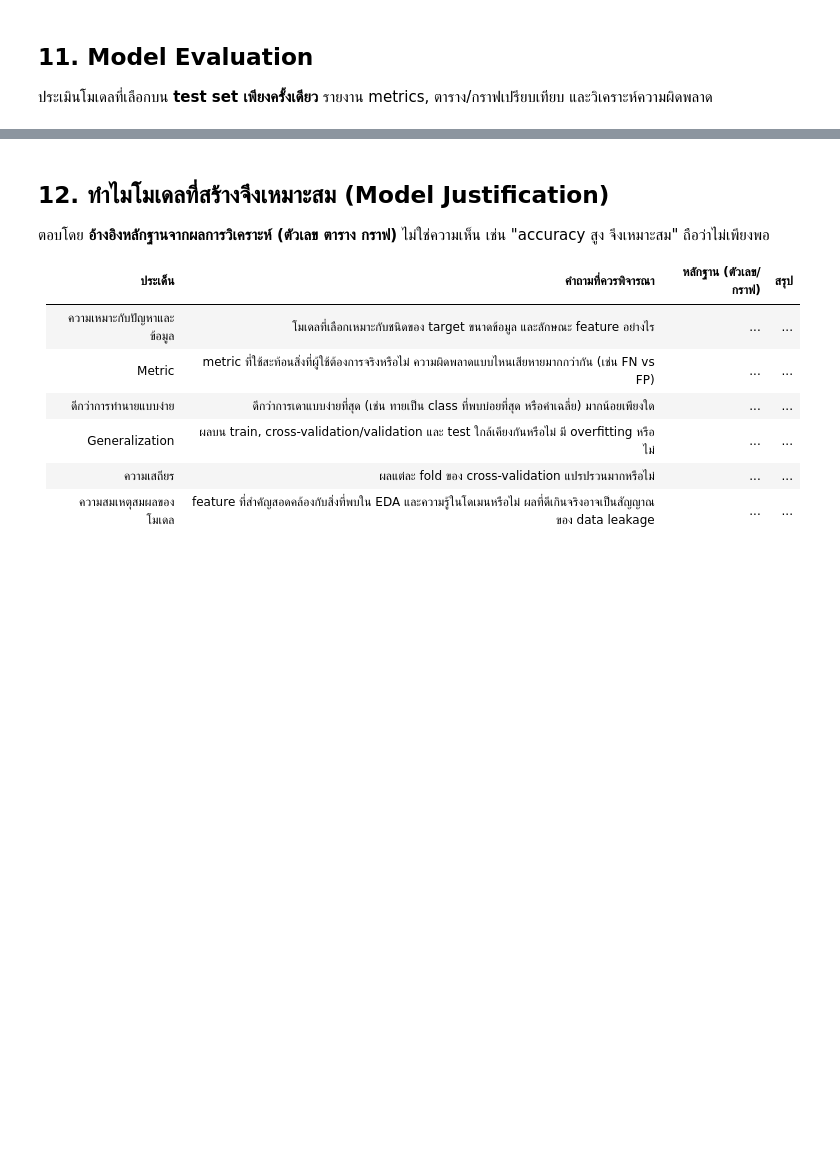
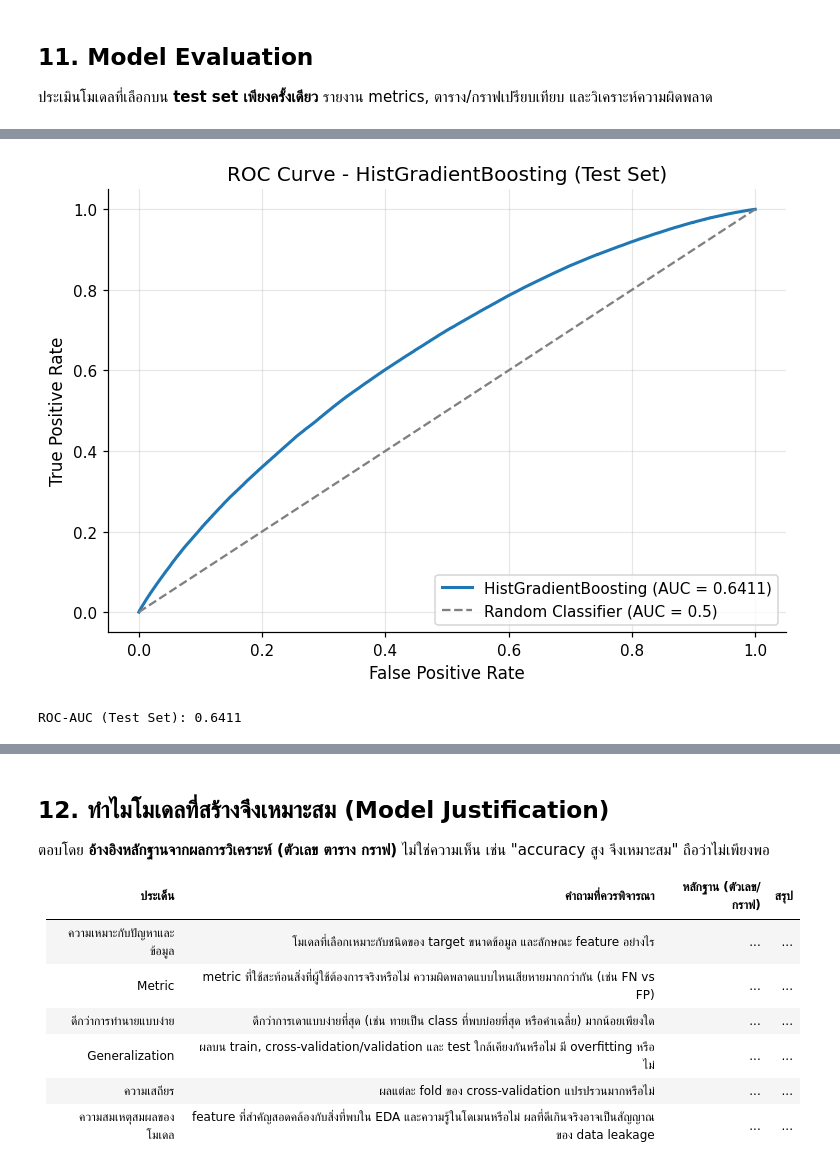
Before and after one commit to prapakronmu/project2_bigdata-G4, a Jupyter notebook: GROUP4_MiniProject_Part2_BigData_ML.ipynb, the cells around one changed output, grey strips where cells are left out. Saved outputs shown, nothing was run; the diff lists cells and outputs as text; code cells hidden in the pictures; blank space fills up the shorter version.

```diff
--- a/GROUP4_MiniProject_Part2_BigData_ML.ipynb
+++ b/GROUP4_MiniProject_Part2_BigData_ML.ipynb
@@ -3455,0 +2966,40 @@ display(
+# %%
+
+# 11.4 ROC Curve และ ROC-AUC
+
+import matplotlib.pyplot as plt
+from sklearn.metrics import roc_curve, roc_auc_score
+
+# ใช้ความน่าจะเป็นที่คำนวณไว้ในข้อ 11.2
+fpr, tpr, thresholds = roc_curve(y_test, y_test_prob)
+auc_score = roc_auc_score(y_test, y_test_prob)
+
+plt.figure(figsize=(7, 5))
+
+# เส้น ROC ของโมเดล
+plt.plot(
+    fpr, tpr,
+    label=f"HistGradientBoosting (AUC = {auc_score:.4f})",
+    linewidth=2
+)
+
+# เส้นอ้างอิงการแยกกลุ่มแบบสุ่ม
+plt.plot(
+    [0, 1], [0, 1],
+    linestyle="--",
+    color="gray",
+    label="Random Classifier (AUC = 0.5)"
+)
+
+plt.xlabel("False Positive Rate")
+plt.ylabel("True Positive Rate")
+plt.title("ROC Curve - HistGradientBoosting (Test Set)")
+plt.legend(loc="lower right")
+plt.grid(alpha=0.3)
+plt.tight_layout()
+plt.show()
+
+print(f"ROC-AUC (Test Set): {auc_score:.4f}")
+# %% [output]
+[figure, added]
+ROC-AUC (Test Set): 0.6411
```
Also changed, not shown: parts of 114 cells of this notebook.
